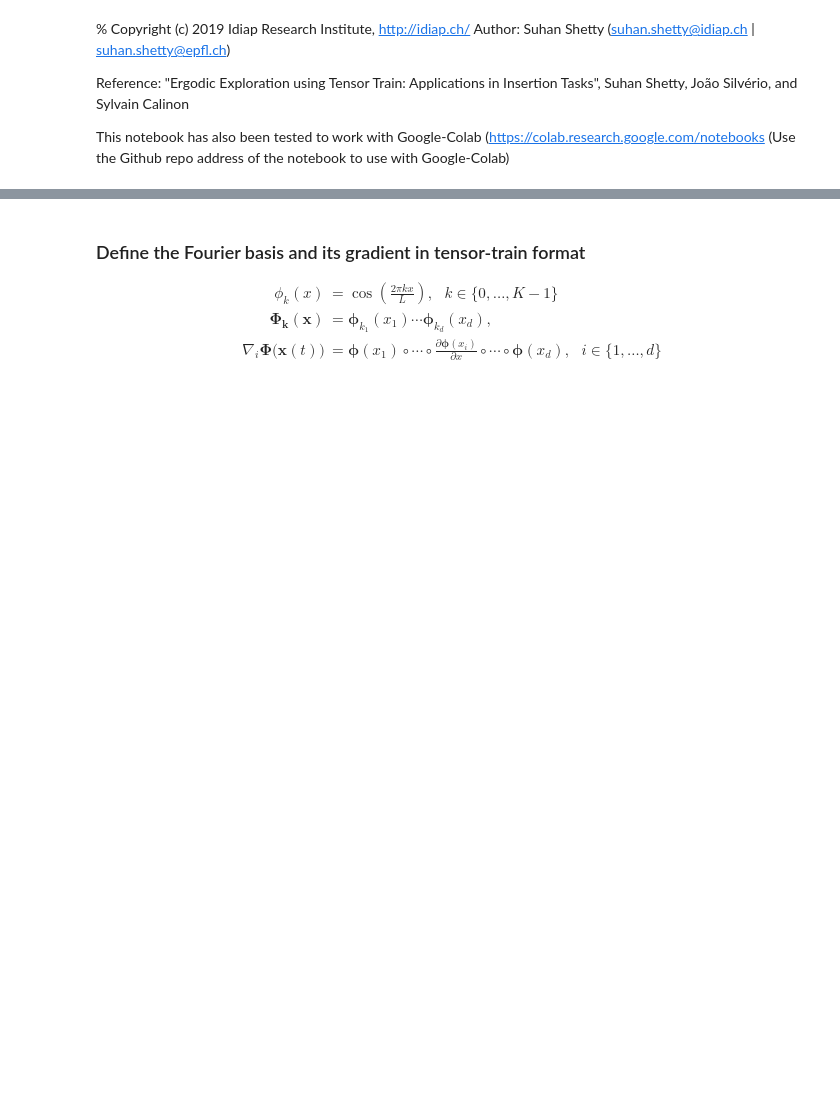
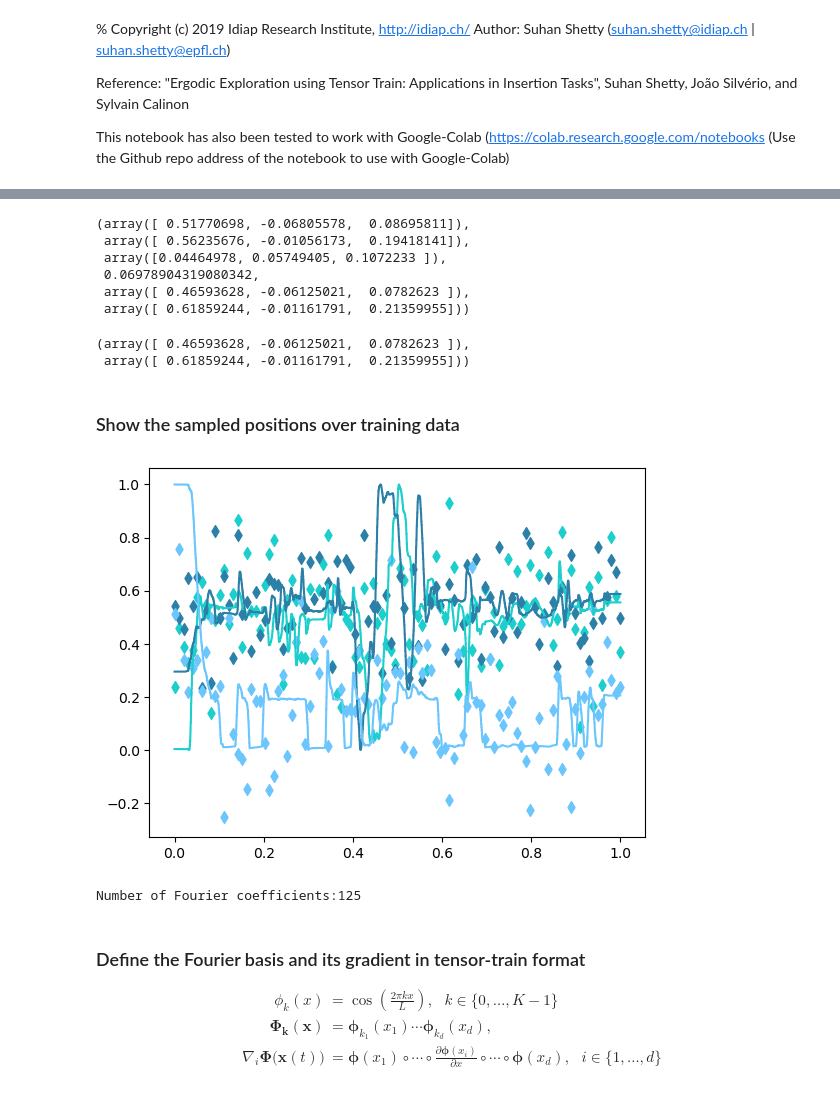
Before and after one commit to Prashanth-HR/imitation-learning-gearbox, a Jupyter notebook: Trial_Code/Ergodic_Exploration_using_TT.ipynb, the cells around one changed output, grey strips where cells are left out. Drawn from its saved outputs; the diff is of its cells as text; code cells hidden in the pictures; blank space fills up the shorter version.

```diff
--- a/Trial_Code/Ergodic_Exploration_using_TT.ipynb
+++ b/Trial_Code/Ergodic_Exploration_using_TT.ipynb
@@ -26,7 +125,65 @@ from tqdm import tqdm # for-loop progress bar
+# %%
+# get task space min max range
+min_ = np.amin(recorded_pos, axis=0)
+max_ = np.amax(recorded_pos, axis=0)
+range_ = np.ptp(recorded_pos, axis=0)
+average_ = np.average(max_ - min_)
+
+Lmin = min_ * 0.9
+#Lmax = average_*np.ones(3) + min_ # 0.3
+Lmax = max_ * 1.1
+
+dL = Lmax-Lmin
+a = (Lmax-Lmin)/(max_- min_)
+A = np.diag(a)
+b = (Lmin-A @ min_)
+
+
+#X_ = np.concatenate((recorded_pos,recorded_quaters_3d),axis=1)
+X_ = recorded_pos
+
+X  = X_@A + b
+
+x = X[:,:3]
+orient_3d = X[:,3:]
+
+min_, max_, range_, average_, Lmin, Lmax
+# %% [output]
+(array([ 0.51770698, -0.06805578,  0.08695811]),
+ array([ 0.56235676, -0.01056173,  0.19418141]),
+ array([0.04464978, 0.05749405, 0.1072233 ]),
+ 0.06978904319080342,
+ array([ 0.46593628, -0.06125021,  0.0782623 ]),
+ array([ 0.61859244, -0.01161791,  0.21359955]))
+# %%
+# recorded_pos = (max_ - min_)/(max_ - min_)*(recorded_pos - min_) + min_
+recorded_pos_norm = (recorded_pos-min_)/(max_-min_)
+# %%
+Lmin, Lmax
+# %% [output]
+(array([ 0.46593628, -0.06125021,  0.0782623 ]),
+ array([ 0.61859244, -0.01161791,  0.21359955]))
+# %% [markdown]
+### Show the sampled positions over training data
+# %%
+# show the sampled positions over training data
+fig=plt.figure()
+gmm = GaussianMixture(n_components=1, random_state=0, ).fit(recorded_pos_norm)
+# sample from learned gmm
+n_samples=100
+[sample_pos, sampled_gauss] = gmm.sample(n_samples)
+ax.scatter(sample_pos[:,0],sample_pos[:,1],sample_pos[:,2],c='k')
+
+for n in range(0,3):
+    color = np.random.rand(3)
+    plt.plot(time_,recorded_pos_norm[:,n],c=color)
+    plt.scatter(np.linspace(min(time_),max(time_),n_samples),sample_pos[:,n],c=color.reshape(1,-1),marker='d')
+# %% [output]
+[figure, added]
 # %%
 # State space description:
 
-d = 4 # dimension of the state space (the hyperparameters are set for cases 1<d<10 and 1<K<10)
+d = 3 # dimension of the state space (the hyperparameters are set for cases 1<d<10 and 1<K<10)
 
 # Number of basis functions in each dimension:
 K = 5 # (recommended) 5 to 10 is enough for most practical usescases. A larger K will demand noisy trajectory and it will
@@ -39,8 +196,16 @@ K_all = np.array([K]*d)
 L = 1.0
 L_all = np.array([L]*d) # Length of each axis
 Lmin = 0*L_all
+Lmax = L_all
+
+
+# Lmin = Lmin
+# Lmax = Lmax
+# L_all = Lmax - Lmin
 
 print("Number of Fourier coefficients:{}".format(K**d))
+# %% [output]
+Number of Fourier coefficients:125
 # %% [markdown]
 ### Define the Fourier basis and its gradient in tensor-train format
 \begin{align*}
```
Also changed, not shown: parts of 31 cells of this notebook, 8 other files.
